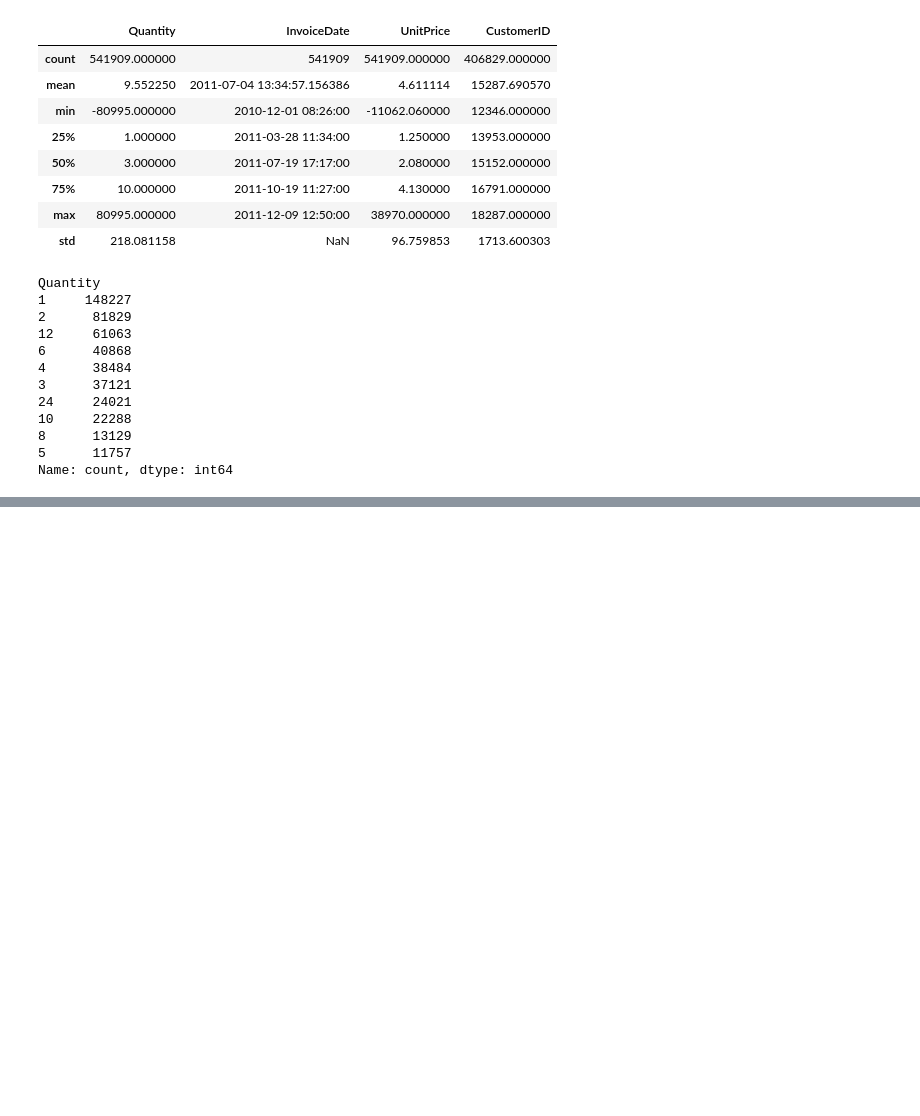
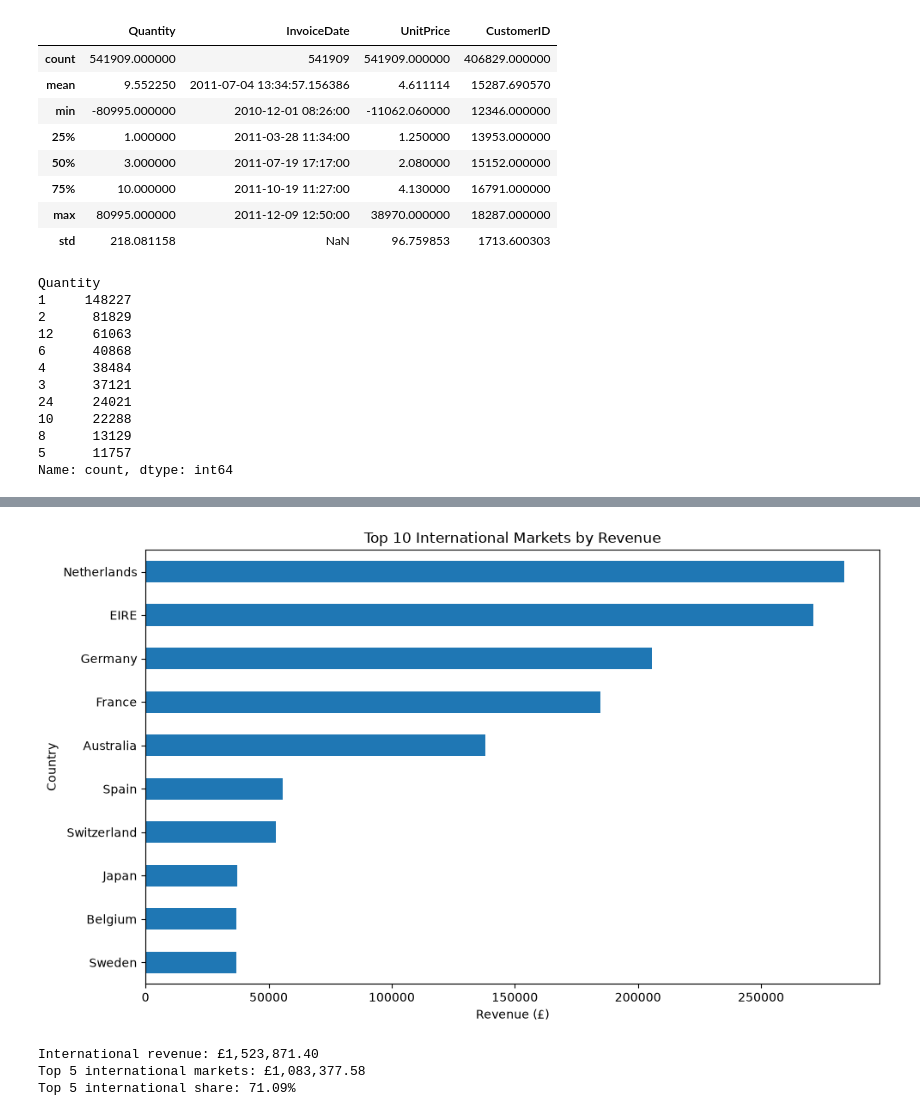
Before and after one commit to rubenalejandrorivera-eng/commercial-market-intelligence, a Jupyter notebook: notebooks/01_data_exploration.ipynb, the cells around one changed output, grey strips where cells are left out. Saved outputs shown, nothing was run; the diff lists cells and outputs as text; code cells hidden in the pictures; blank space fills up the shorter version.

```diff
--- a/notebooks/01_data_exploration.ipynb
+++ b/notebooks/01_data_exploration.ipynb
@@ -87,0 +802,13 @@ Name: count, dtype: int64
+# %%
+country_performance = (
+    df_physical_products
+    .groupby("Country")
+    .agg(
+        Total_Units=("Quantity", "sum"),
+        Total_Revenue=("Revenue", "sum"),
+        Unique_Products=("StockCode", "nunique")
+    )
+    .sort_values("Total_Revenue", ascending=False)
+)
+
+country_performance.head(10)
@@ -87,0 +828,9 @@ Name: count, dtype: int64
+# %%
+total_country_revenue = country_performance["Total_Revenue"].sum()
+
+country_performance["Revenue_Share_%"] = (
+    country_performance["Total_Revenue"] /
+    total_country_revenue
+) * 100
+
+country_performance.head(10).round(2)
@@ -87,0 +850,39 @@ Name: count, dtype: int64
+# %%
+international_markets = (
+    country_performance
+    .drop(index="United Kingdom")
+    .head(10)
+)
+
+international_markets["Total_Revenue"].sort_values().plot(
+    kind="barh",
+    figsize=(10, 6),
+    title="Top 10 International Markets by Revenue"
+)
+
+plt.xlabel("Revenue (£)")
+plt.ylabel("Country")
+plt.tight_layout()
+plt.show()
+# %% [output]
+[figure, added]
+# %%
+international_revenue = (
+    country_performance.drop(index="United Kingdom")["Total_Revenue"].sum()
+)
+
+top_5_international_revenue = (
+    international_markets["Total_Revenue"].head(5).sum()
+)
+
+top_5_international_share = (
+    top_5_international_revenue / international_revenue
+) * 100
+
+print(f"International revenue: £{international_revenue:,.2f}")
+print(f"Top 5 international markets: £{top_5_international_revenue:,.2f}")
+print(f"Top 5 international share: {top_5_international_share:.2f}%")
+# %% [output]
+International revenue: £1,523,871.40
+Top 5 international markets: £1,083,377.58
+Top 5 international share: 71.09%
```
Also changed, not shown: parts of 73 cells of this notebook, 1 other file.
